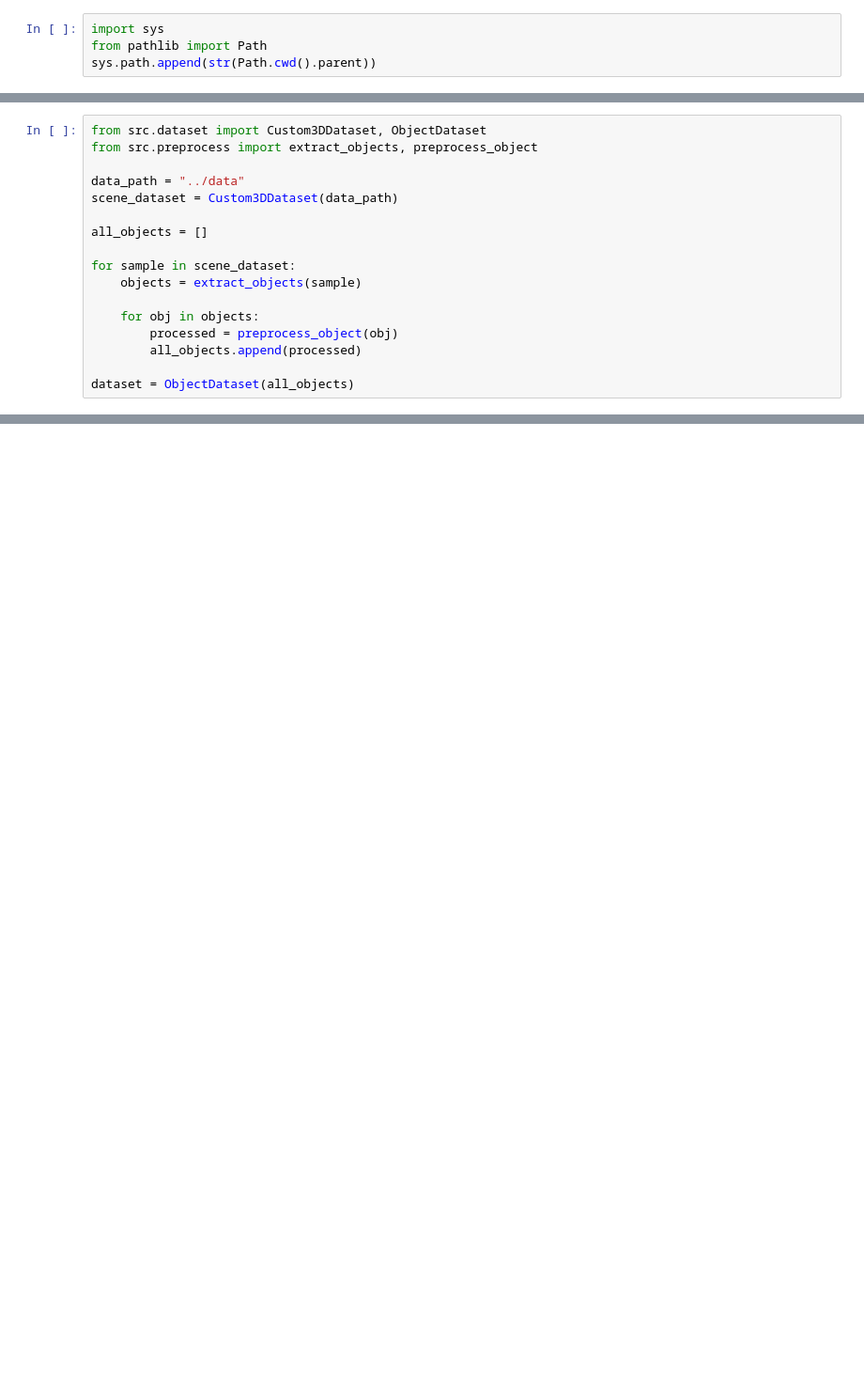
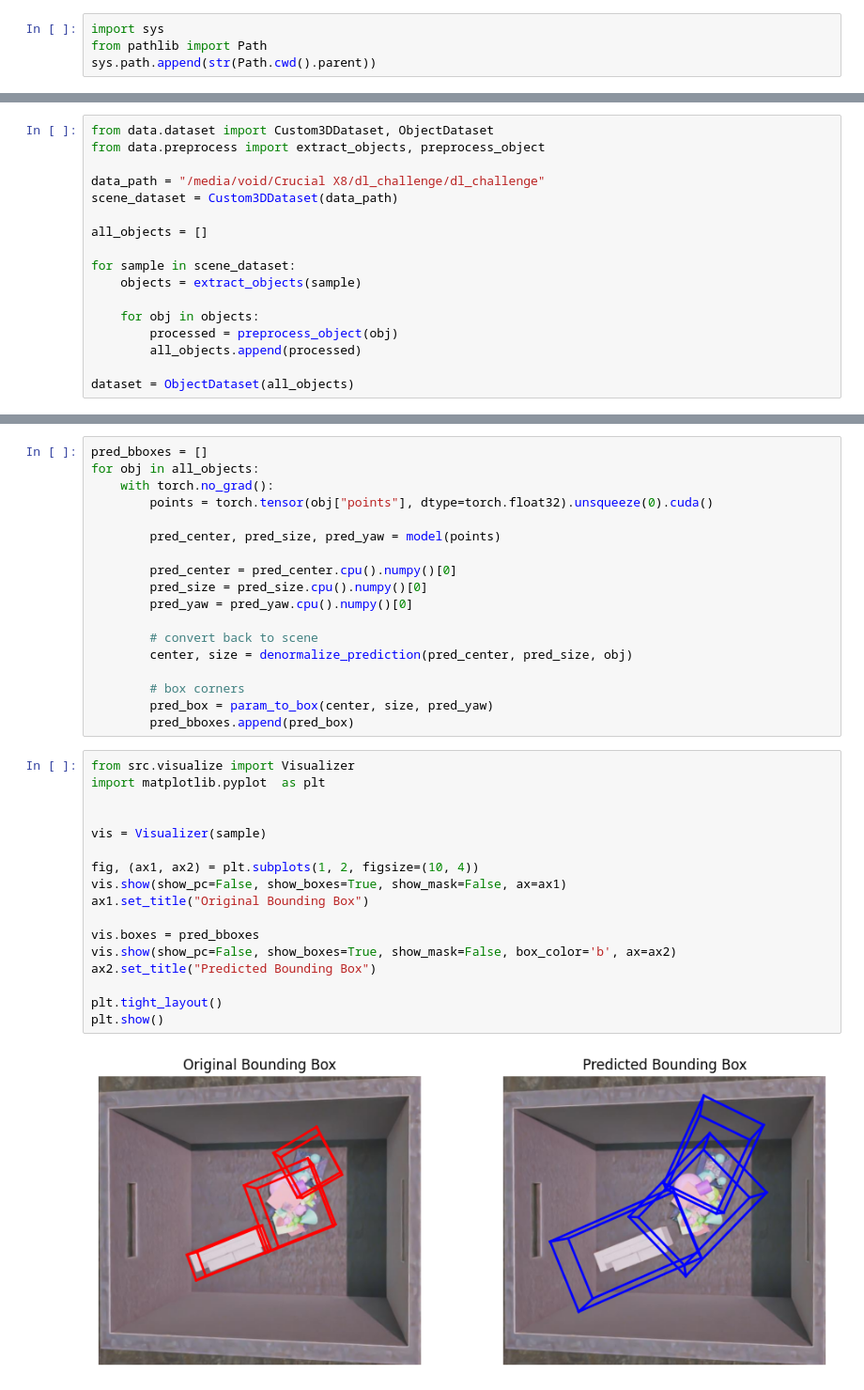
Before and after one commit to gnath-aswin/Bbox3d, a Jupyter notebook: notebooks/03_training.ipynb, the cells around one changed output, grey strips where cells are left out. Shown at 94% size. Saved outputs shown, nothing was run; the diff lists cells and outputs as text; blank space fills up the shorter version.

Commit message:
Validate point cloud -> bbox

```diff
--- a/notebooks/03_training.ipynb
+++ b/notebooks/03_training.ipynb
@@ -5,8 +7,8 @@ sys.path.append(str(Path.cwd().parent))
 # %%
-from src.dataset import Custom3DDataset, ObjectDataset
-from src.preprocess import extract_objects, preprocess_object
+from data.dataset import Custom3DDataset, ObjectDataset
+from data.preprocess import extract_objects, preprocess_object
 
-data_path = "../data"
+data_path = "/media/void/Crucial X8/dl_challenge/dl_challenge"
 scene_dataset = Custom3DDataset(data_path)
 
 all_objects = []
@@ -74,0 +116,37 @@ Epoch 99: Loss = 2.1807
+# %%
+pred_bboxes = []
+for obj in all_objects:
+    with torch.no_grad():
+        points = torch.tensor(obj["points"], dtype=torch.float32).unsqueeze(0).cuda()
+
+        pred_center, pred_size, pred_yaw = model(points)
+
+        pred_center = pred_center.cpu().numpy()[0]
+        pred_size = pred_size.cpu().numpy()[0]
+        pred_yaw = pred_yaw.cpu().numpy()[0]
+
+        # convert back to scene
+        center, size = denormalize_prediction(pred_center, pred_size, obj)
+
+        # box corners
+        pred_box = param_to_box(center, size, pred_yaw)
+        pred_bboxes.append(pred_box)
+# %%
+from src.visualize import Visualizer
+import matplotlib.pyplot  as plt
+
+
+vis = Visualizer(sample)
+
+fig, (ax1, ax2) = plt.subplots(1, 2, figsize=(10, 4))
+vis.show(show_pc=False, show_boxes=True, show_mask=False, ax=ax1)
+ax1.set_title("Original Bounding Box")
+
+vis.boxes = pred_bboxes
+vis.show(show_pc=False, show_boxes=True, show_mask=False, box_color='b', ax=ax2)
+ax2.set_title("Predicted Bounding Box")
+
+plt.tight_layout()
+plt.show()
+# %% [output]
+[figure, added]
```
Also changed, not shown: parts of 6 cells of this notebook, 15 other files.
